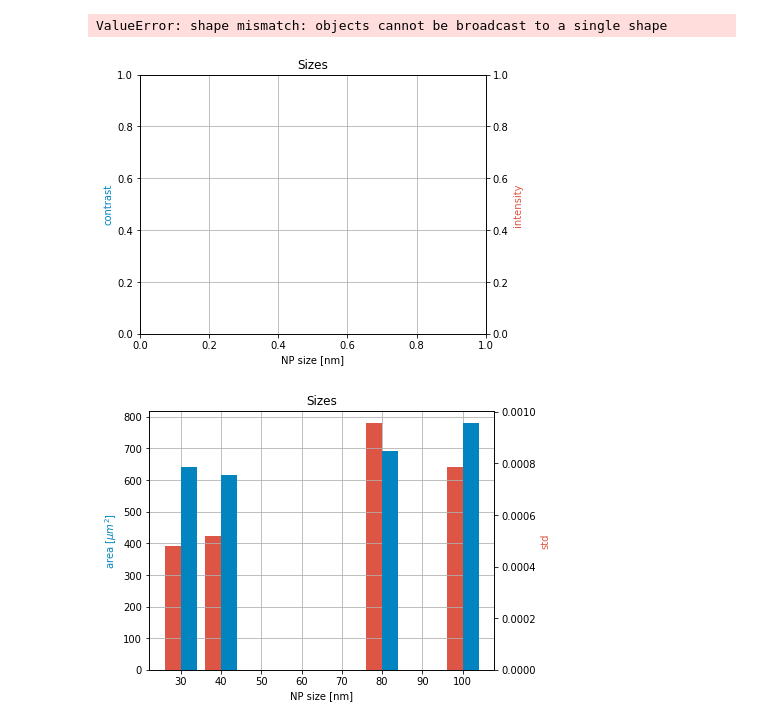
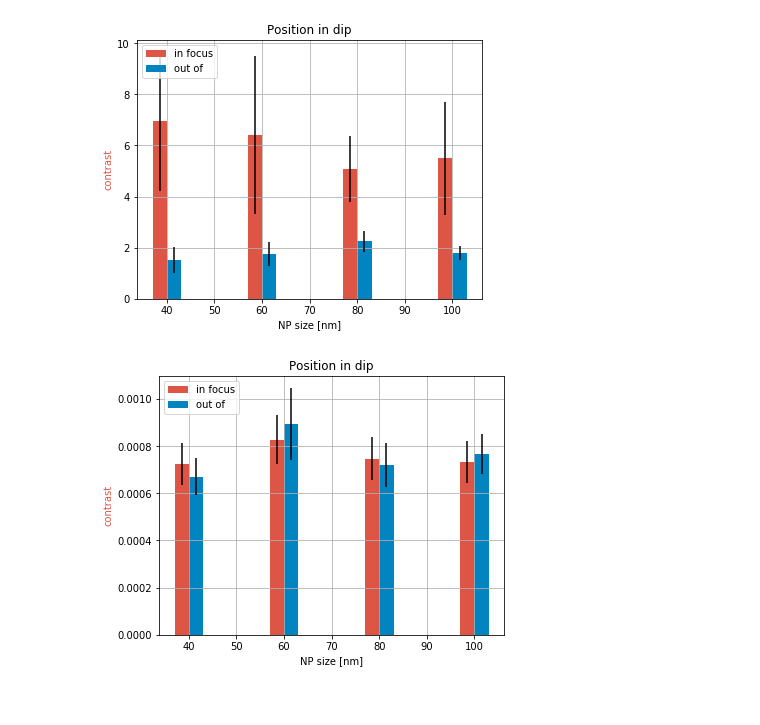
Before and after one commit to Yennda/spr_microscopy, a Jupyter notebook: jup_np_B3.ipynb, the cells around one changed output. Cells and saved outputs as stored; diff of their text form; code cells hidden in the pictures.

```diff
--- a/jup_np_B3.ipynb
+++ b/jup_np_B3.ipynb
@@ -197,0 +199,20 @@ fig.savefig('C:/Users/bukacek/Desktop/np_images/NP_size_size_'+name+'.png' , dpi
+# %%
+nm=[1,6, 7, 8]
+nm+=[11, 12, 13, 14]
+files=[folder+'meas_diff_{:02.0f}_1'.format(f) for f in nm]
+# files+=[folder+'meas_diff_02_1',
+#         folder+'meas_diff_03_1',]
+print('focus x closer to sample NP100, NP80, @617')
+data=[]
+data_std=[]
+
+print('no\tx\ty\tcx\tcy\tC\tstd\tint\trelBg')
+for file in files:
+    info=na.readinfo(file)
+    info_stat=na.statistics(info)
+    data.append(info_stat[0])
+    data_std.append(info_stat[1])
+
+    print('{}\t{:.01f}\t{:.01f}\t{:.02f}\t{:.02f}\t{:.02f}\t{:.05f}\t{:.05f}\t{:.05f}'.format(file[-4:-2], *info_stat[0]))
+    print('n= {}\t{:.01f}\t{:.01f}\t{:.02f}\t{:.02f}\t{:.02f}\t{:.05f}\t{:.05f}\t{:.05f}'.format(info_stat[2], *info_stat[1]))
+    print(80*'-')
@@ -198,47 +237,54 @@ fig.savefig('C:/Users/bukacek/Desktop/np_images/NP_size_size_'+name+'.png' , dpi
 # %%
-sizes=[100, 80, 40, 30]
+sizes=[100, 80, 60, 40]
 con=[d[4] for d in data]
 con_std=[d[4] for d in data_std]
 inten=[d[6] for d in data]
 inten_std=[d[6] for d in data_std]
 area=[d[0]*d[1] for d in data]
-w=4
+
+w=3
 
 fig = plt.figure()
 axes = fig.add_axes([0.1, 0.1, 0.8, 0.9])
 axes.grid('True')
-axes.set_title('Sizes')
+axes.set_title('Position in dip')
 axes.set_xlabel('NP size [nm]')
 axes.set_ylabel('contrast', color=red)
 
-axesI = axes.twinx()
-axesI.set_ylabel('intensity', color=blue)
+# axesI = axes.twinx()
+# axesI.set_ylabel('intensity', color=blue)
 
-axes.bar([s-w/2 for s in sizes], con, w, yerr=con_std, color=red, label='x')
-# axes.plot(wls, con, color='red', label='x', ls='--')
-axesI.bar([s+w/2 for s in sizes], inten, w, yerr=inten_std, color=blue, label='y')
-# axesI.plot(wls, n_inten, color='blue', label='y', ls='--')
-fig.savefig('C:/Users/bukacek/Desktop/np_images/sizes_'+name+'.png' , dpi=300,  bbox_inches='tight')
+axes.bar([s-w/2 for s in sizes], con[:len(sizes)], w, yerr=con_std[:len(sizes)], color=red, label='in focus')
+axes.bar([s+w/2 for s in sizes], con[len(sizes):], w, yerr=con_std[len(sizes):], color=blue, label='out of')
+axes.legend(loc=2)
+# axesI.bar([s+w/2 for s in sizes], inten[:3], w, yerr=inten_std[:3], color=blue,label='y')
+fig.savefig('C:/Users/bukacek/Desktop/np_images/NP_size_contrast_'+name+'.png' , dpi=300,  bbox_inches='tight')
 # %% [output]
-ValueError: shape mismatch: objects cannot be broadcast to a single shape
-[figure, old version]
+[figure, new version]
 # %%
+sizes=[100, 80, 60, 40]
+std=[d[5] for d in data]
+std_std=[d[5] for d in data_std]
+inten=[d[6] for d in data]
+inten_std=[d[6] for d in data_std]
+area=[d[0]*d[1] for d in data]
 
-con=[d[4] for d in data]
-inten=[d[6] for d in data]
+w=3
+
 fig = plt.figure()
 axes = fig.add_axes([0.1, 0.1, 0.8, 0.9])
 axes.grid('True')
-axes.set_title('Sizes')
+axes.set_title('Position in dip')
 axes.set_xlabel('NP size [nm]')
-axes.set_ylabel('area [$\mu m^2$]', color=red)
+axes.set_ylabel('contrast', color=red)
 
-axesI = axes.twinx()
-axesI.set_ylabel('std', color=blue)
+# axesI = axes.twinx()
+# axesI.set_ylabel('intensity', color=blue)
 
-axes.bar([s-w/2 for s in sizes], area, w, color=blue, label='x')
-
-axesI.bar([s+w/2 for s in sizes], [d[5] for d in data], w, color=red,label='y')
-fig.savefig('C:/Users/bukacek/Desktop/np_images/sizes_'+name+'_area_std.png' , dpi=300,  bbox_inches='tight')
+axes.bar([s-w/2 for s in sizes], std[:len(sizes)], w, yerr=std_std[:len(sizes)], color=red, label='in focus')
+axes.bar([s+w/2 for s in sizes], std[len(sizes):], w, yerr=std_std[len(sizes):], color=blue, label='out of')
+axes.legend(loc=2)
+# axesI.bar([s+w/2 for s in sizes], inten[:3], w, yerr=inten_std[:3], color=blue,label='y')
+fig.savefig('C:/Users/bukacek/Desktop/np_images/NP_size_contrast_'+name+'.png' , dpi=300,  bbox_inches='tight')
 # %% [output]
-[figure, old version]
+[figure, new version]
```
Also changed, not shown: parts of 10 cells of this notebook, 4 other files.
